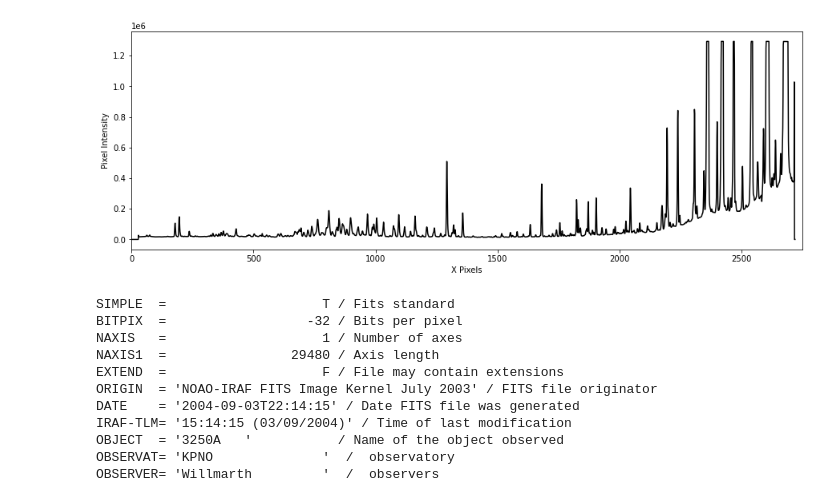
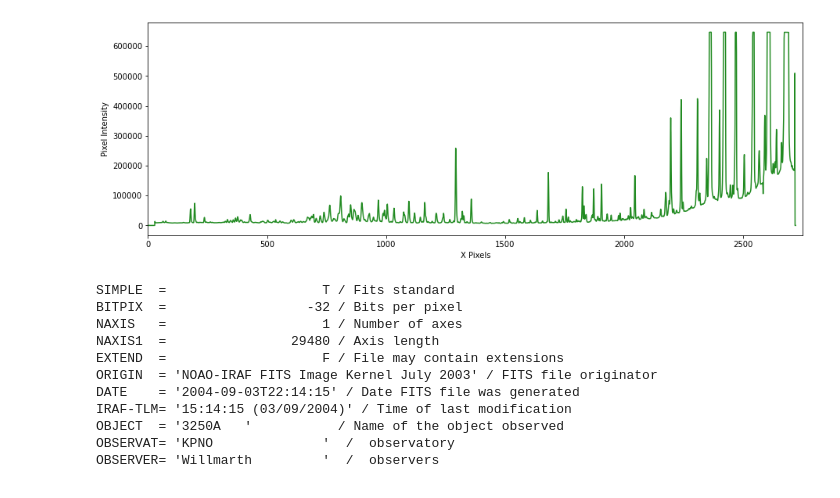
Before and after one commit to astronamanj/641_Observational_Techniques, a Jupyter notebook: omm_spectograph/calibration_and_analysis.ipynb, the cells around one changed output. Drawn from its saved outputs; the diff is of its cells as text; code cells hidden in the pictures.

```diff
--- a/omm_spectograph/calibration_and_analysis.ipynb
+++ b/omm_spectograph/calibration_and_analysis.ipynb
@@ -5,7 +16,7 @@ import functions as fn
 master_bias = np.load('data/master_bias.npy')
 arc = fn.read_fits('data/calibration.fits', True)
 arc = arc - master_bias
-fn.plot_fits(arc, 'Calibration')
+fn.plot_fits(arc, 'Calibration', norm=LogNorm(1e2, 1e5))
 # %% [output]
 WARNING: File may have been truncated: actual file length (2791040) is smaller than the expected size (2793600) [astropy.io.fits.file]
 WARNING: VerifyWarning: Verification reported errors: [astropy.io.fits.verify]
@@ -45,16 +56,16 @@ DISPAXIS=                    1  / Direction spectrale
 # %%
-arc_spectrum = fn.spectrum(arc, 300, 20)
+arc_spectrum = fn.spectrum(arc, 300, 10)
 arc_spectrum = np.flip(arc_spectrum)
 
 fig, ax = plt.subplots(figsize=(15, 5))
-ax.plot(arc_spectrum, color='black')
+ax.plot(arc_spectrum, color='forestgreen')
 ax.set_xlabel('X Pixels')
 ax.set_ylabel('Pixel Intensity')
 #ax.set_yscale('log')
 ax.set_xlim(0, 2750)
 plt.show()
 # %% [output]
-[figure, old version]
+[figure, new version]
 # %%
 cuar = fn.read_fits('data/cuar.fits', True)
 # %% [output]
```
Also changed, not shown: parts of 7 cells of this notebook, 3 other files.
